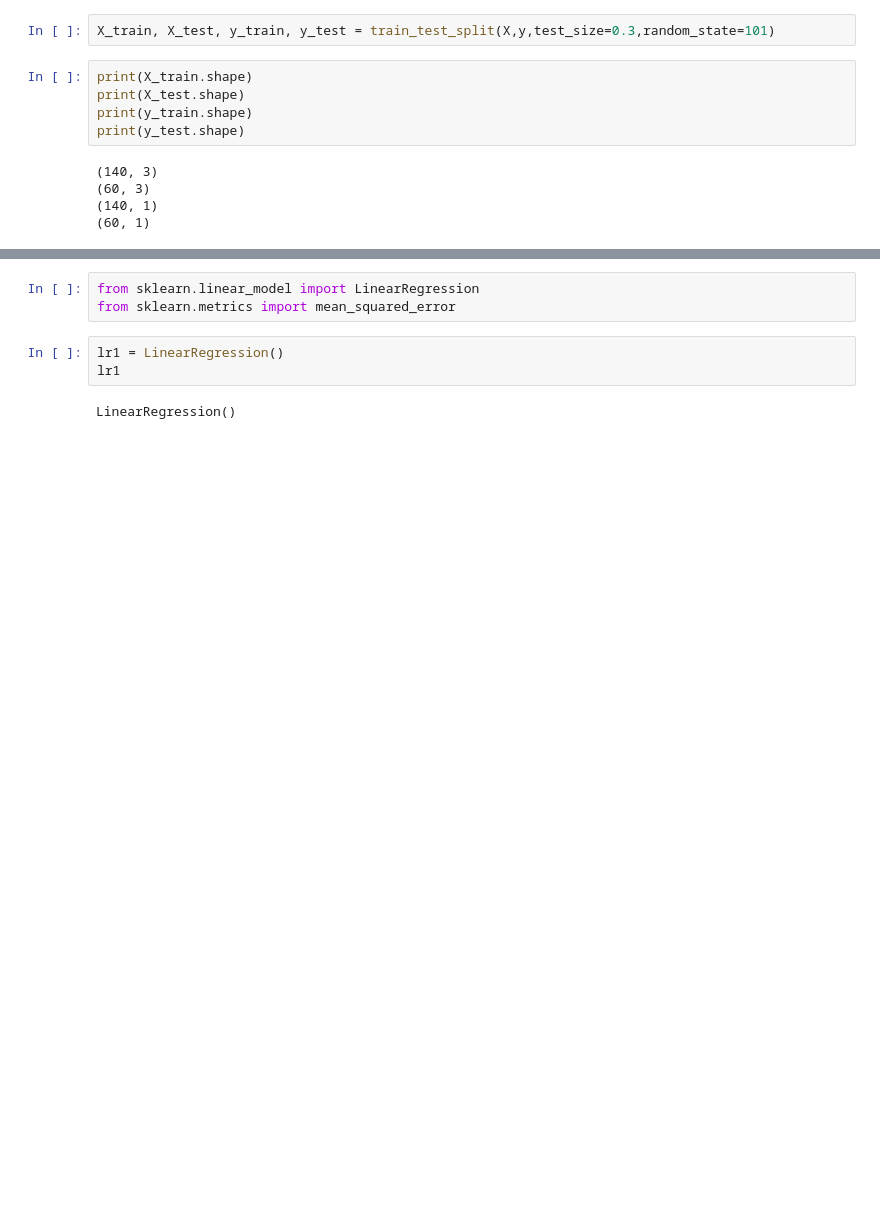
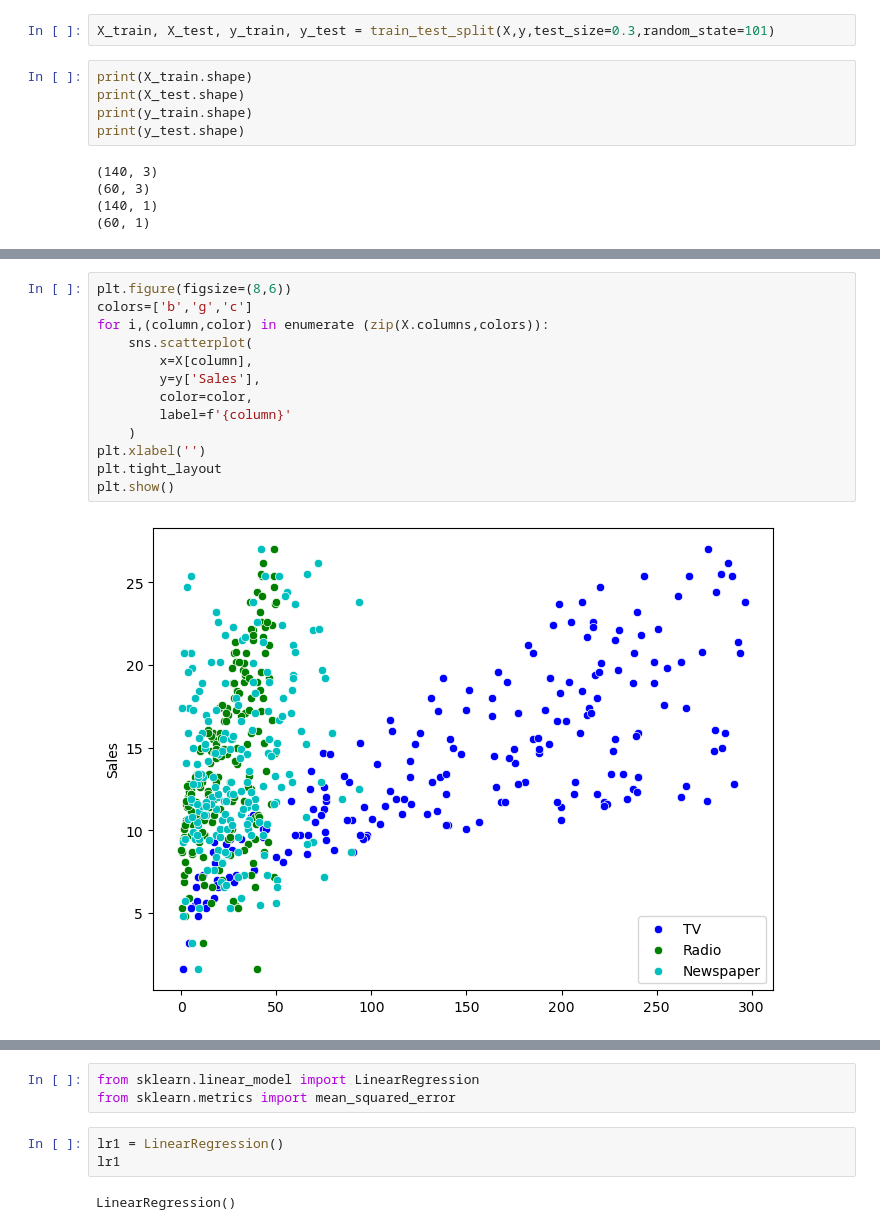
Before and after one commit to nmkhan9/Test_LR, a Jupyter notebook: Test_LR1.ipynb, the cells around one changed output, grey strips where cells are left out. Cells and saved outputs as stored; diff of their text form; blank space fills up the shorter version.

```diff
--- a/Test_LR1.ipynb
+++ b/Test_LR1.ipynb
@@ -75,0 +142,15 @@ print(y_test.shape)
+# %%
+plt.figure(figsize=(8,6))
+colors=['b','g','c']
+for i,(column,color) in enumerate (zip(X.columns,colors)):
+    sns.scatterplot(
+        x=X[column],
+        y=y['Sales'],
+        color=color,
+        label=f'{column}'
+    )
+plt.xlabel('')
+plt.tight_layout
+plt.show()
+# %% [output]
+[figure, added]
```
Also changed, not shown: parts of 15 cells of this notebook.
